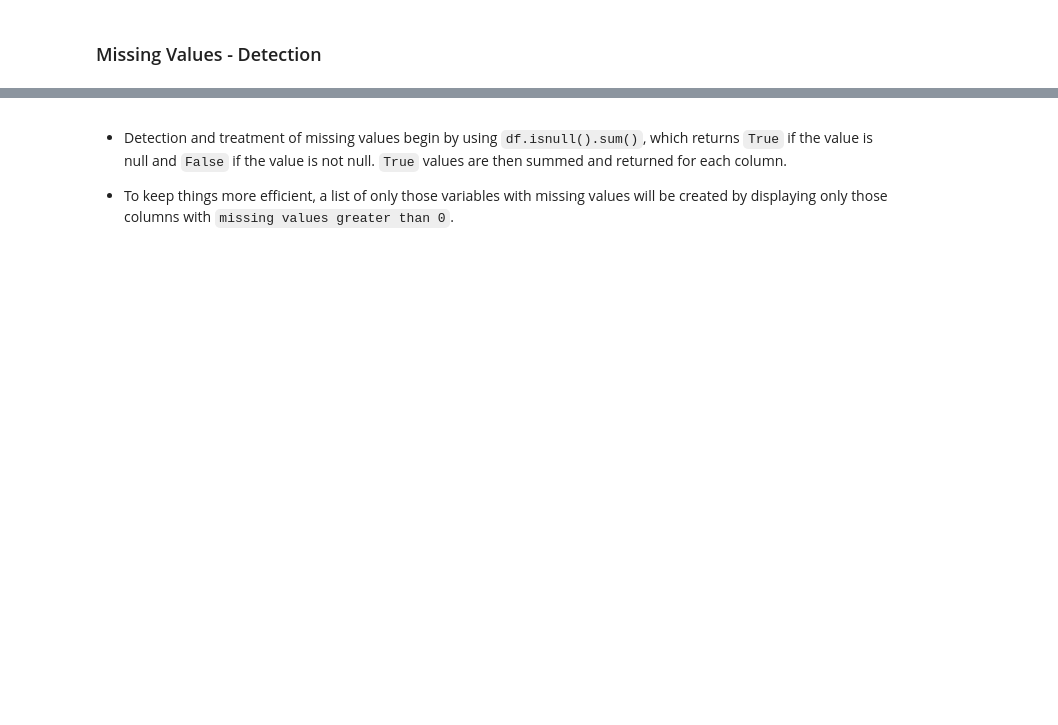
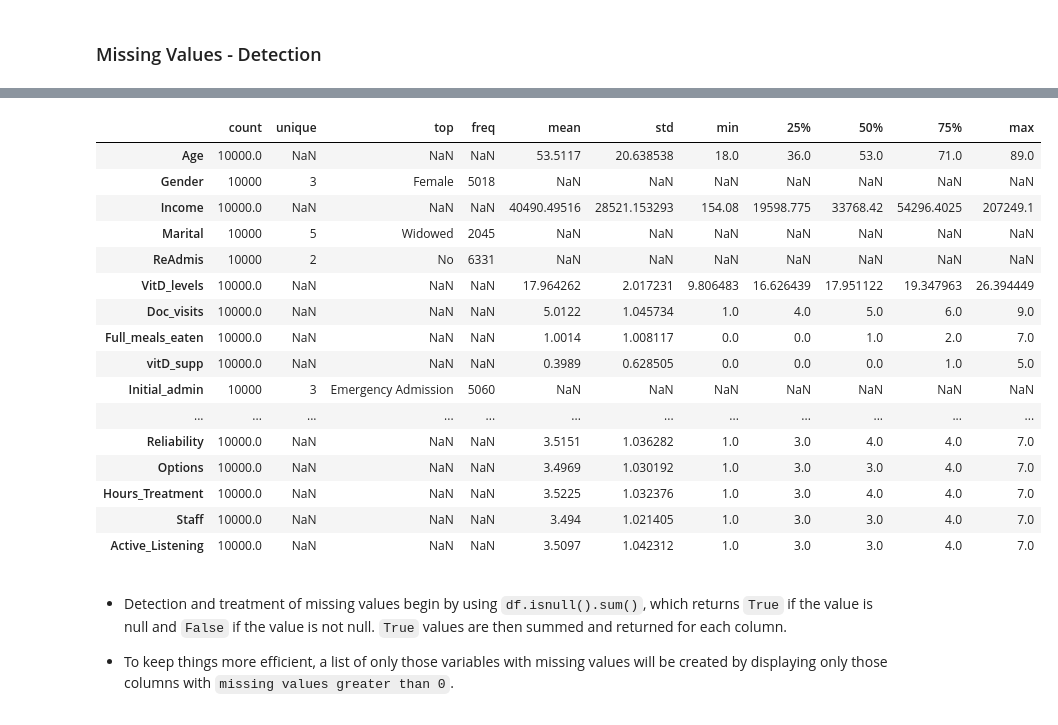
Before and after one commit to vertigoa/master, a Jupyter notebook: d208_task_1.ipynb, the cells around one changed output, grey strips where cells are left out. Saved outputs shown, nothing was run; the diff lists cells and outputs as text; code cells hidden in the pictures; blank space fills up the shorter version.

Commit message:
at summary stats

```diff
--- a/d208_task_1.ipynb
+++ b/d208_task_1.ipynb
@@ -442,3 +491,24 @@ column_unique_counts
+# %%
+# Display summary statistics for all variables
+df_med.describe(include='all').transpose()
+# %% [output]
+|  | count | unique | top | freq | mean | std | min | 25% | 50% | 75% | max |
+| Age | 10000.0 | NaN | NaN | NaN | 53.5117 | 20.638538 | 18.0 | 36.0 | 53.0 | 71.0 | 89.0 |
+| Gender | 10000 | 3 | Female | 5018 | NaN | NaN | NaN | NaN | NaN | NaN | NaN |
+| Income | 10000.0 | NaN | NaN | NaN | 40490.49516 | 28521.153293 | 154.08 | 19598.775 | 33768.42 | 54296.4025 | 207249.1 |
+| Marital | 10000 | 5 | Widowed | 2045 | NaN | NaN | NaN | NaN | NaN | NaN | NaN |
+| ReAdmis | 10000 | 2 | No | 6331 | NaN | NaN | NaN | NaN | NaN | NaN | NaN |
+| VitD_levels | 10000.0 | NaN | NaN | NaN | 17.964262 | 2.017231 | 9.806483 | 16.626439 | 17.951122 | 19.347963 | 26.394449 |
+| Doc_visits | 10000.0 | NaN | NaN | NaN | 5.0122 | 1.045734 | 1.0 | 4.0 | 5.0 | 6.0 | 9.0 |
+| Full_meals_eaten | 10000.0 | NaN | NaN | NaN | 1.0014 | 1.008117 | 0.0 | 0.0 | 1.0 | 2.0 | 7.0 |
+| vitD_supp | 10000.0 | NaN | NaN | NaN | 0.3989 | 0.628505 | 0.0 | 0.0 | 0.0 | 1.0 | 5.0 |
+| Initial_admin | 10000 | 3 | Emergency Admission | 5060 | NaN | NaN | NaN | NaN | NaN | NaN | NaN |
+| ... | ... | ... | ... | ... | ... | ... | ... | ... | ... | ... | ... |
+| Reliability | 10000.0 | NaN | NaN | NaN | 3.5151 | 1.036282 | 1.0 | 3.0 | 4.0 | 4.0 | 7.0 |
+| Options | 10000.0 | NaN | NaN | NaN | 3.4969 | 1.030192 | 1.0 | 3.0 | 3.0 | 4.0 | 7.0 |
+| Hours_Treatment | 10000.0 | NaN | NaN | NaN | 3.5225 | 1.032376 | 1.0 | 3.0 | 4.0 | 4.0 | 7.0 |
+| Staff | 10000.0 | NaN | NaN | NaN | 3.494 | 1.021405 | 1.0 | 3.0 | 3.0 | 4.0 | 7.0 |
+| Active_Listening | 10000.0 | NaN | NaN | NaN | 3.5097 | 1.042312 | 1.0 | 3.0 | 3.0 | 4.0 | 7.0 |
 # %% [markdown]
 - Detection and treatment of missing values begin by using `df.isnull().sum()`, which returns `True` if the value is null and `False` if the value is not null. `True` values are then summed and returned for each column.
 
```
Also changed, not shown: parts of 6 cells of this notebook, 1 other file.
